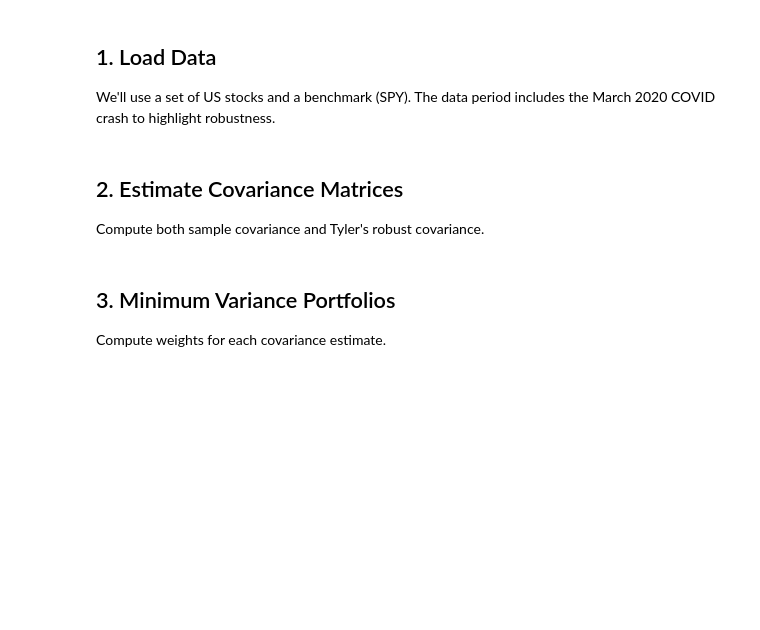
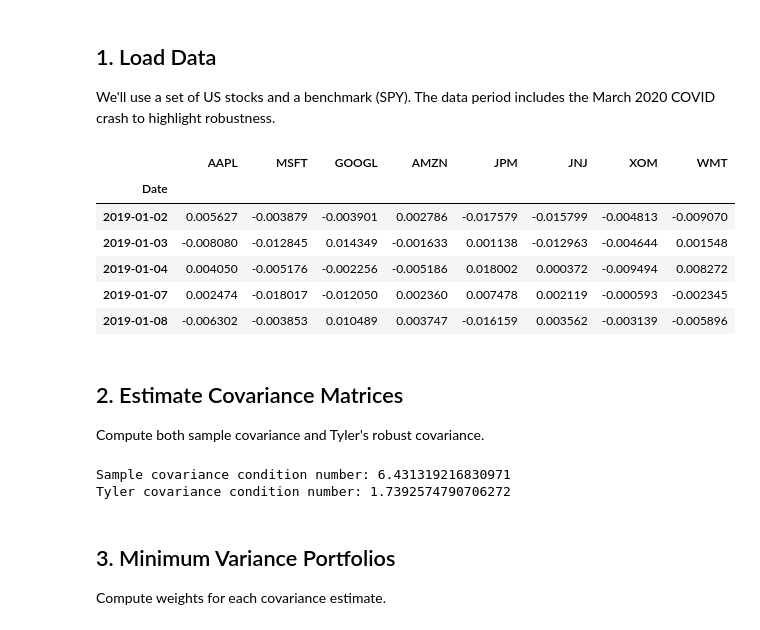
Before and after one commit to SauravLChaudhari/tyler-covariance-estimation, a Jupyter notebook: notebooks/01_tyler_demo.ipynb, the cells around one changed output. Drawn from its saved outputs; the diff is of its cells as text; code cells hidden in the pictures; blank space fills up the shorter version.

```diff
--- a/notebooks/01_tyler_demo.ipynb
+++ b/notebooks/01_tyler_demo.ipynb
@@ -26,3 +21,23 @@ returns.head()
+# %%
+from data_loader import load_from_csv
+
+# Load synthetic data that contains our engineered 'crash'
+prices = load_from_csv('../data/synthetic_market_data.csv')
+
+# Separate the benchmark (SPY) from our portfolio assets
+symbols = ['AAPL', 'MSFT', 'GOOGL', 'AMZN', 'JPM', 'JNJ', 'XOM', 'WMT']
+portfolio_prices = prices[symbols]
+
+returns = compute_returns(portfolio_prices)
+returns.head()
+# %% [output]
+|  | AAPL | MSFT | GOOGL | AMZN | JPM | JNJ | XOM | WMT |
+| Date |  |  |  |  |  |  |  |  |
+| 2019-01-02 | 0.005627 | -0.003879 | -0.003901 | 0.002786 | -0.017579 | -0.015799 | -0.004813 | -0.009070 |
+| 2019-01-03 | -0.008080 | -0.012845 | 0.014349 | -0.001633 | 0.001138 | -0.012963 | -0.004644 | 0.001548 |
+| 2019-01-04 | 0.004050 | -0.005176 | -0.002256 | -0.005186 | 0.018002 | 0.000372 | -0.009494 | 0.008272 |
+| 2019-01-07 | 0.002474 | -0.018017 | -0.012050 | 0.002360 | 0.007478 | 0.002119 | -0.000593 | -0.002345 |
+| 2019-01-08 | -0.006302 | -0.003853 | 0.010489 | 0.003747 | -0.016159 | 0.003562 | -0.003139 | -0.005896 |
 # %% [markdown]
 ## 2. Estimate Covariance Matrices
 
@@ -38,6 +53,9 @@ cov_tyler = tyler_estimator(X, max_iter=50, tol=1e-5)
 
 print("Sample covariance condition number:", np.linalg.cond(cov_sample))
 print("Tyler covariance condition number:", np.linalg.cond(cov_tyler))
+# %% [output]
+Sample covariance condition number: 6.431319216830971
+Tyler covariance condition number: 1.7392574790706272
 # %% [markdown]
 ## 3. Minimum Variance Portfolios
 
```
Also changed, not shown: parts of 4 cells of this notebook, 1 other file.
